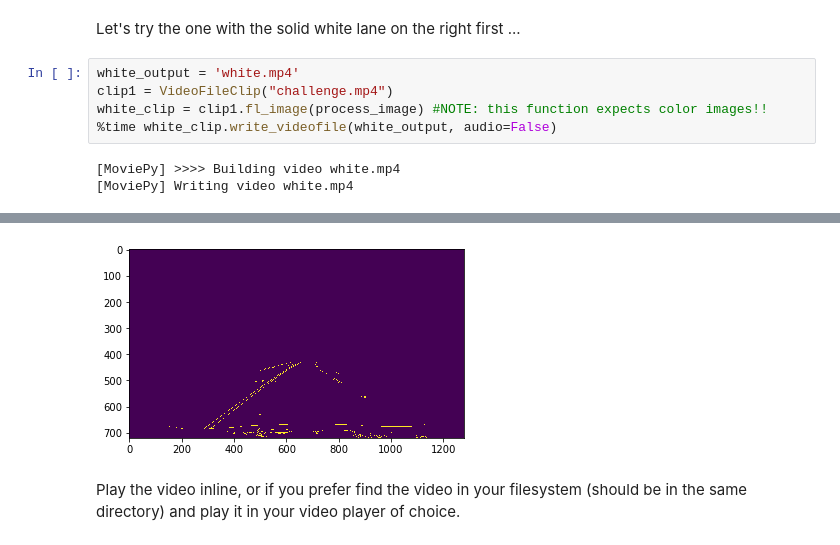
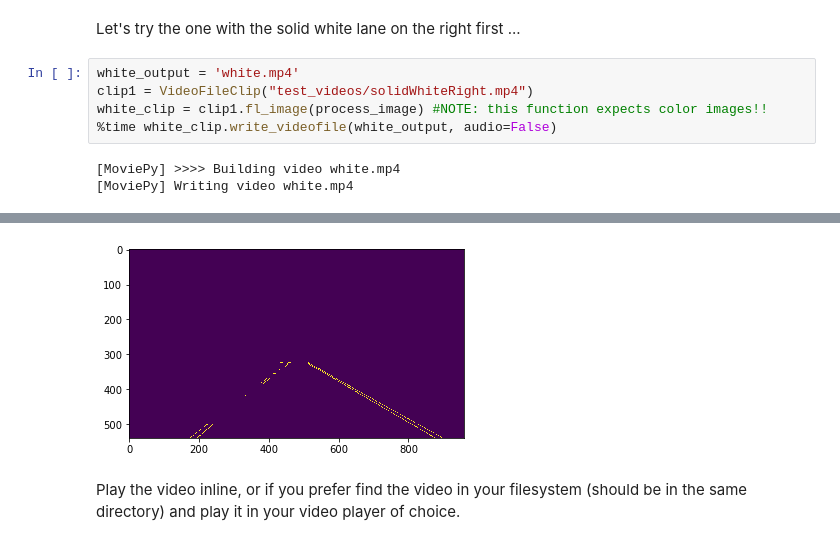
Before and after one commit to sorny92/CarND-LaneLines-P1, a Jupyter notebook: P1.ipynb, the cells around one changed output, grey strips where cells are left out. Cells and saved outputs as stored; diff of their text form.

```diff
--- a/P1.ipynb
+++ b/P1.ipynb
@@ -349,7 +350,7 @@ def process_image(image):
 Let's try the one with the solid white lane on the right first ...
 # %%
 white_output = 'white.mp4'
-clip1 = VideoFileClip("challenge.mp4")
+clip1 = VideoFileClip("test_videos/solidWhiteRight.mp4")
 white_clip = clip1.fl_image(process_image) #NOTE: this function expects color images!!
 %time white_clip.write_videofile(white_output, audio=False)
 # %% [output]
@@ -363,4 +364,4 @@ Wall time: 56.5 s
-[figure, old version]
+[figure, new version]
 # %% [markdown]
 Play the video inline, or if you prefer find the video in your filesystem (should be in the same directory) and play it in your video player of choice.
 # %%
```
Also changed, not shown: parts of 6 cells of this notebook, 11 other files.
